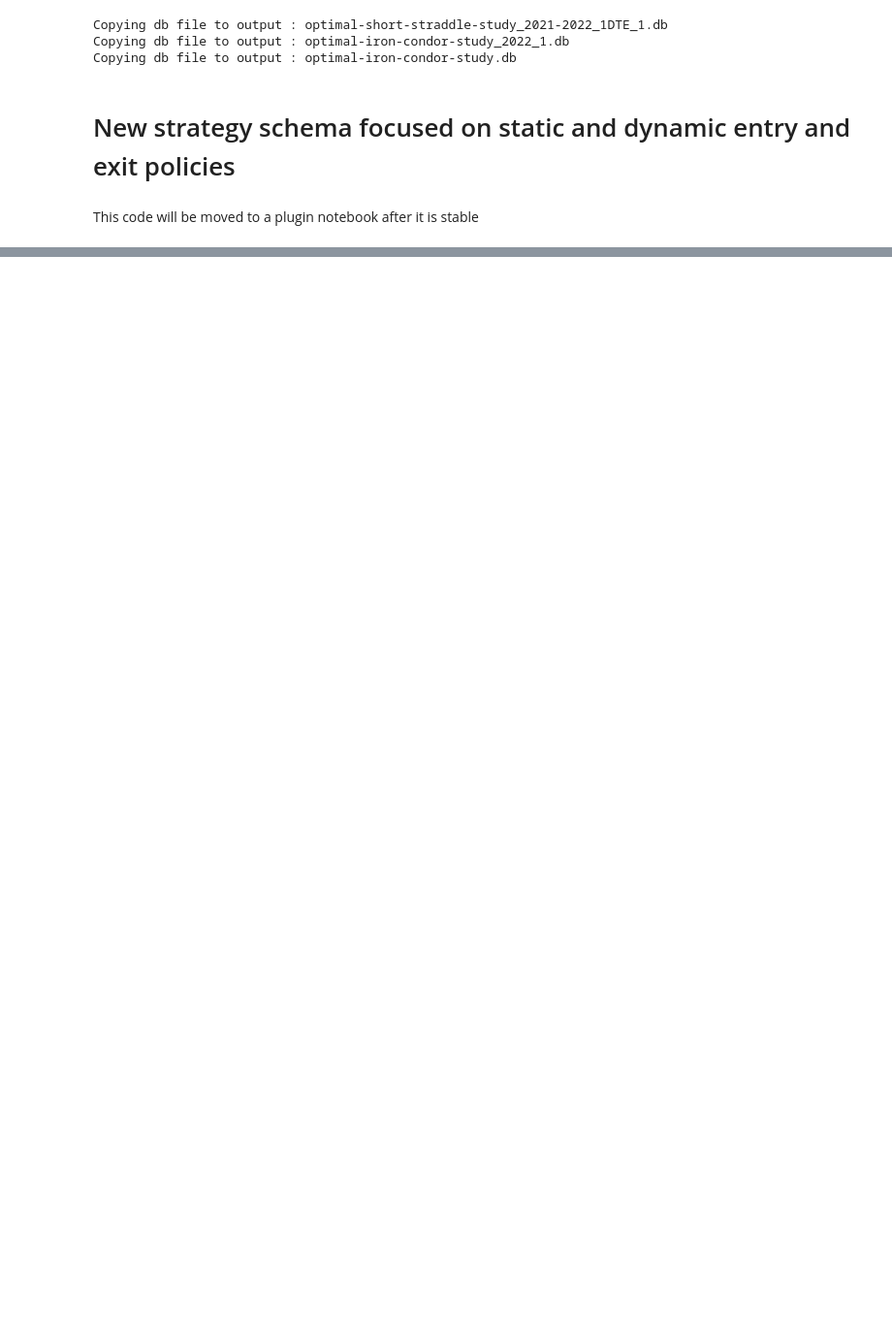
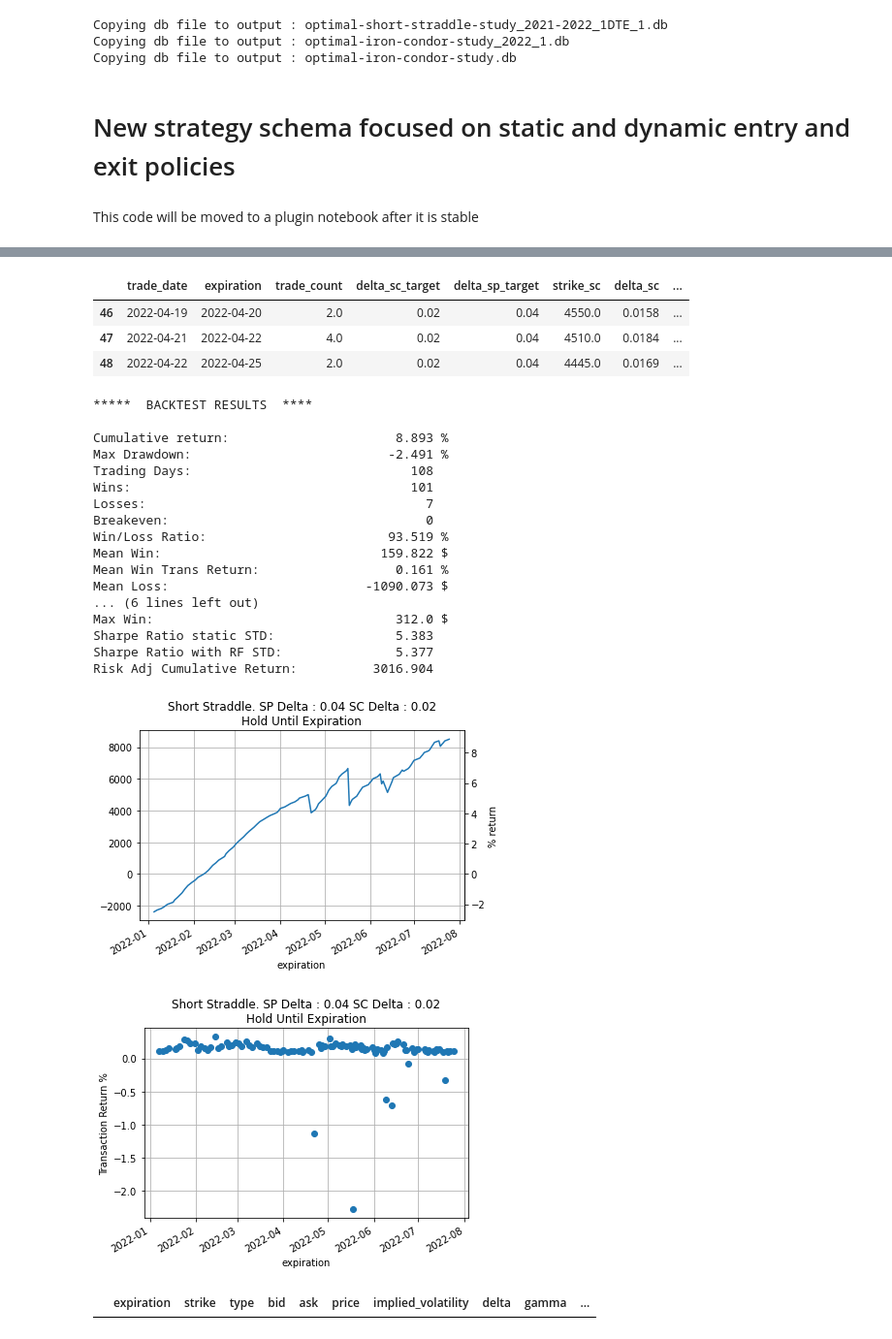
Before and after one commit to jcurtiswebb/SPXoptions-put-backtesting, a Jupyter notebook: spx-option-spread-backtester.ipynb, the cells around one changed output, grey strips where cells are left out. Shown at 97% size. Drawn from its saved outputs; the diff is of its cells as text; code cells hidden in the pictures; blank space fills up the shorter version.

```diff
--- a/spx-option-spread-backtester.ipynb
+++ b/spx-option-spread-backtester.ipynb
@@ -789 +1046,31 @@ Risk Adj Cumulative Return:          -347.773
+# %%
+strat1.df_trades.iloc[46:49]
+# %% [output]
+|  | trade_date | expiration | trade_count | delta_sc_target | delta_sp_target | strike_sc | delta_sc | ... |
+| 46 | 2022-04-19 | 2022-04-20 | 2.0 | 0.02 | 0.04 | 4550.0 | 0.0158 | ... |
+| 47 | 2022-04-21 | 2022-04-22 | 4.0 | 0.02 | 0.04 | 4510.0 | 0.0184 | ... |
+| 48 | 2022-04-22 | 2022-04-25 | 2.0 | 0.02 | 0.04 | 4445.0 | 0.0169 | ... |
+# %%
+strat = StaticShortStraddleHoldToExpStrategy(commission,1,purchase_time,0.04,0.02, df_ty, initial_portfolio_value, debug = True)
+sharp = strat.evaluate(df)
+# %% [output]
+*****  BACKTEST RESULTS  ****
+
+Cumulative return:                      8.893 %
+Max Drawdown:                          -2.491 %
+Trading Days:                             108
+Wins:                                     101
+Losses:                                     7
+Breakeven:                                  0
+Win/Loss Ratio:                        93.519 %
+Mean Win:                             159.822 $
+Mean Win Trans Return:                  0.161 %
+Mean Loss:                          -1090.073 $
+... (6 lines left out)
+Max Win:                                312.0 $
+Sharpe Ratio static STD:                5.383
+Sharpe Ratio with RF STD:               5.377
+Risk Adj Cumulative Return:          3016.904
+[figure, added]
+[figure, added]
 # %%
@@ -791,3 +1080,7 @@ strat.df_trades.to_csv(f"{str(strat)}.csv")
+# %%
+df[(df['expiration']=='2019-01-04')&(df['type']=='C')&(df['strike']==2555.0)&(df['quote_date']=='2019-01-04')]
+# %% [output]
+|  | expiration | strike | type | bid | ask | price | implied_volatility | delta | gamma | ... |
 # %%
 def run_backtest(strat, df):
     return strat.evaluate(df)
```
Also changed, not shown: parts of 15 cells of this notebook.
